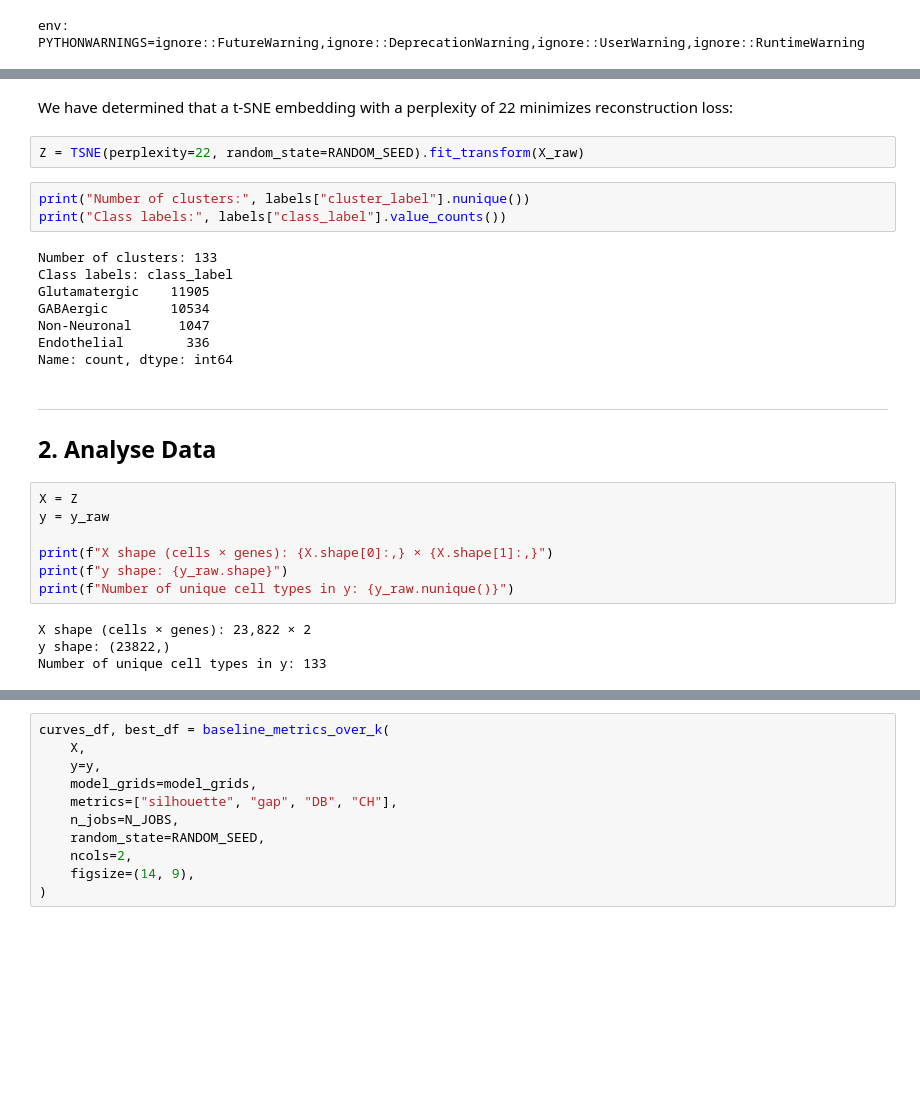
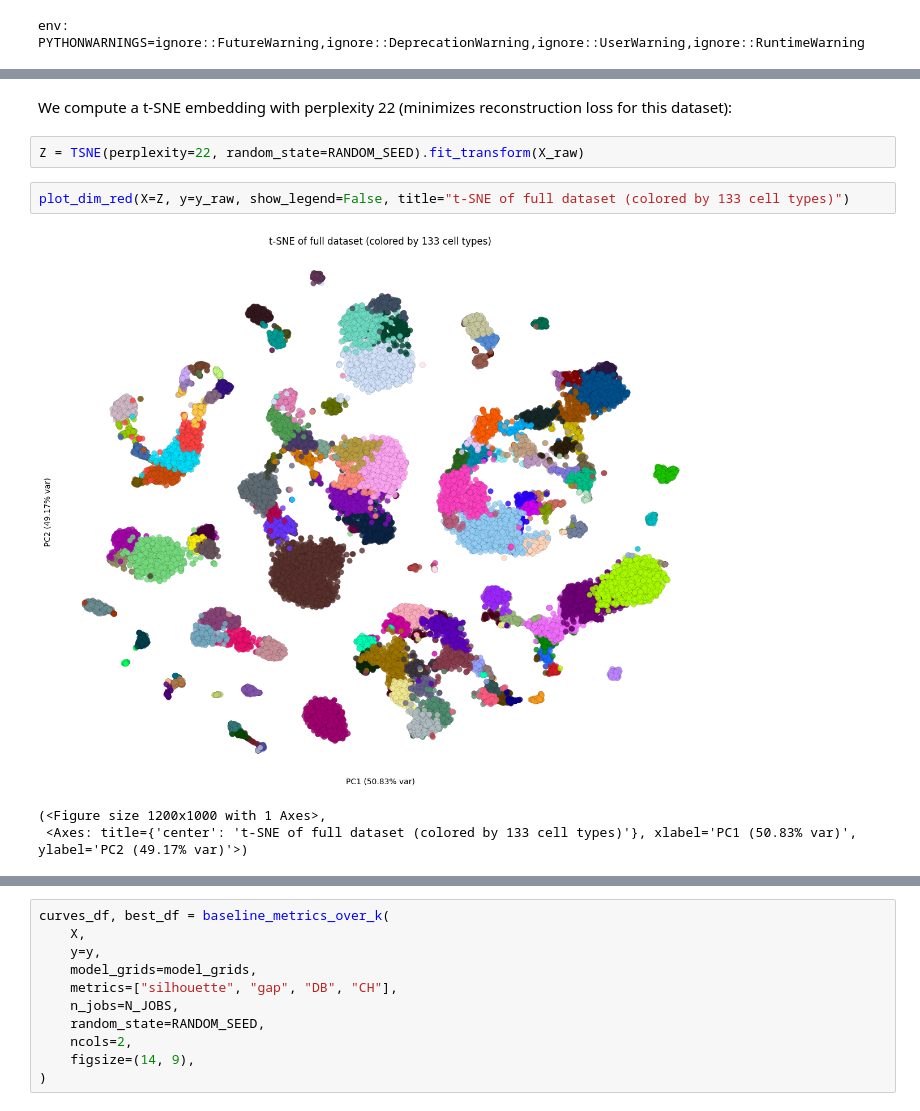
Before and after one commit to DataSlingers/CARVE, a Jupyter notebook: notebooks/case_studies/Tasic.ipynb, the cells around one changed output, grey strips where cells are left out. Cells and saved outputs as stored; diff of their text form; blank space fills up the shorter version.

```diff
--- a/notebooks/case_studies/Tasic.ipynb
+++ b/notebooks/case_studies/Tasic.ipynb
@@ -109,30 +111,10 @@ X_raw.shape, y_raw.shape
 # %% [markdown]
-We have determined that a t-SNE embedding with a perplexity of 22 minimizes reconstruction loss:
+We compute a t-SNE embedding with perplexity 22 (minimizes reconstruction loss for this dataset):
 # %%
 Z = TSNE(perplexity=22, random_state=RANDOM_SEED).fit_transform(X_raw)
-# %%
-print("Number of clusters:", labels["cluster_label"].nunique())
-print("Class labels:", labels["class_label"].value_counts())
-# %% [output]
-Number of clusters: 133
-Class labels: class_label
-Glutamatergic    11905
-GABAergic        10534
-Non-Neuronal      1047
-Endothelial        336
-Name: count, dtype: int64
-# %% [markdown]
----
-
-## 2. Analyse Data
-# %%
-X = Z
-y = y_raw
-
-print(f"X shape (cells × genes): {X.shape[0]:,} × {X.shape[1]:,}")
-print(f"y shape: {y_raw.shape}")
-print(f"Number of unique cell types in y: {y_raw.nunique()}")
-# %% [output]
-X shape (cells × genes): 23,822 × 2
-y shape: (23822,)
-Number of unique cell types in y: 133
+# %%
+plot_dim_red(X=Z, y=y_raw, show_legend=False, title="t-SNE of full dataset (colored by 133 cell types)")
+# %% [output]
+[figure, added]
+(<Figure size 1200x1000 with 1 Axes>,
+ <Axes: title={'center': 't-SNE of full dataset (colored by 133 cell types)'}, xlabel='PC1 (50.83% var)', ylabel='PC2 (49.17% var)'>)
```
Also changed, not shown: parts of 55 cells of this notebook, 8 other files.
